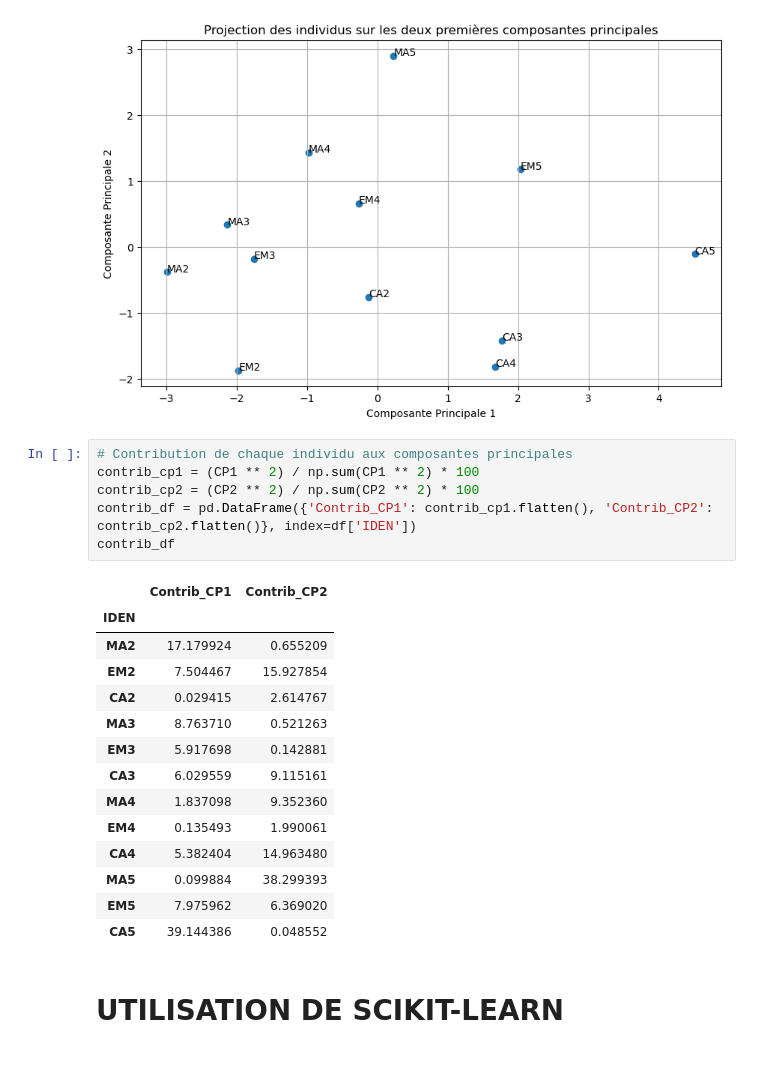
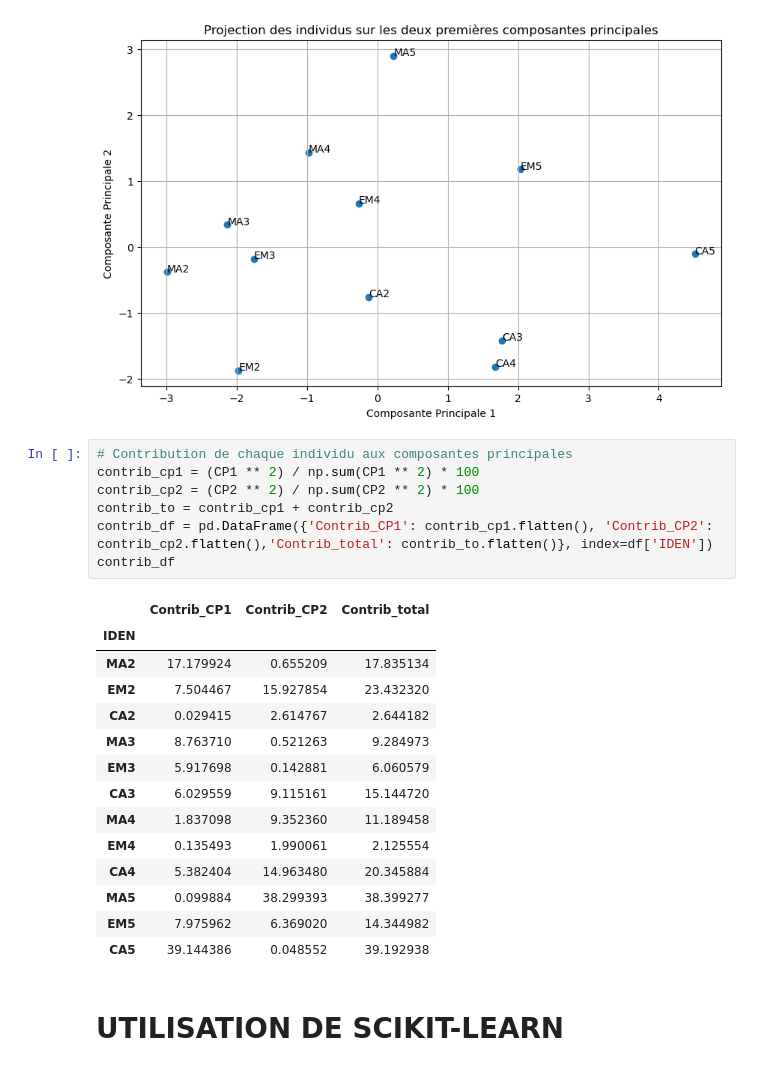
Before and after one commit to argi00/probabilite-groupe-4, a Jupyter notebook: groupe 4.ipynb, the cells around one changed output. Cells and saved outputs as stored; diff of their text form.

```diff
--- a/groupe 4.ipynb
+++ b/groupe 4.ipynb
@@ -240,24 +240,25 @@ plt.show()
 # %%
 # Contribution de chaque individu aux composantes principales
 contrib_cp1 = (CP1 ** 2) / np.sum(CP1 ** 2) * 100
 contrib_cp2 = (CP2 ** 2) / np.sum(CP2 ** 2) * 100
-contrib_df = pd.DataFrame({'Contrib_CP1': contrib_cp1.flatten(), 'Contrib_CP2': contrib_cp2.flatten()}, index=df['IDEN'])
+contrib_to = contrib_cp1 + contrib_cp2
+contrib_df = pd.DataFrame({'Contrib_CP1': contrib_cp1.flatten(), 'Contrib_CP2': contrib_cp2.flatten(),'Contrib_total': contrib_to.flatten()}, index=df['IDEN'])
 contrib_df
 # %% [output]
-|  | Contrib_CP1 | Contrib_CP2 |
-| IDEN |  |  |
-| MA2 | 17.179924 | 0.655209 |
-| EM2 | 7.504467 | 15.927854 |
-| CA2 | 0.029415 | 2.614767 |
-| MA3 | 8.763710 | 0.521263 |
-| EM3 | 5.917698 | 0.142881 |
-| CA3 | 6.029559 | 9.115161 |
-| MA4 | 1.837098 | 9.352360 |
-| EM4 | 0.135493 | 1.990061 |
-| CA4 | 5.382404 | 14.963480 |
-| MA5 | 0.099884 | 38.299393 |
-| EM5 | 7.975962 | 6.369020 |
-| CA5 | 39.144386 | 0.048552 |
+|  | Contrib_CP1 | Contrib_CP2 | Contrib_total |
+| IDEN |  |  |  |
+| MA2 | 17.179924 | 0.655209 | 17.835134 |
+| EM2 | 7.504467 | 15.927854 | 23.432320 |
+| CA2 | 0.029415 | 2.614767 | 2.644182 |
+| MA3 | 8.763710 | 0.521263 | 9.284973 |
+| EM3 | 5.917698 | 0.142881 | 6.060579 |
+| CA3 | 6.029559 | 9.115161 | 15.144720 |
+| MA4 | 1.837098 | 9.352360 | 11.189458 |
+| EM4 | 0.135493 | 1.990061 | 2.125554 |
+| CA4 | 5.382404 | 14.963480 | 20.345884 |
+| MA5 | 0.099884 | 38.299393 | 38.399277 |
+| EM5 | 7.975962 | 6.369020 | 14.344982 |
+| CA5 | 39.144386 | 0.048552 | 39.192938 |
 # %% [markdown]
 # UTILISATION DE SCIKIT-LEARN
 # %%
```
Also changed, not shown: parts of 33 cells of this notebook.
